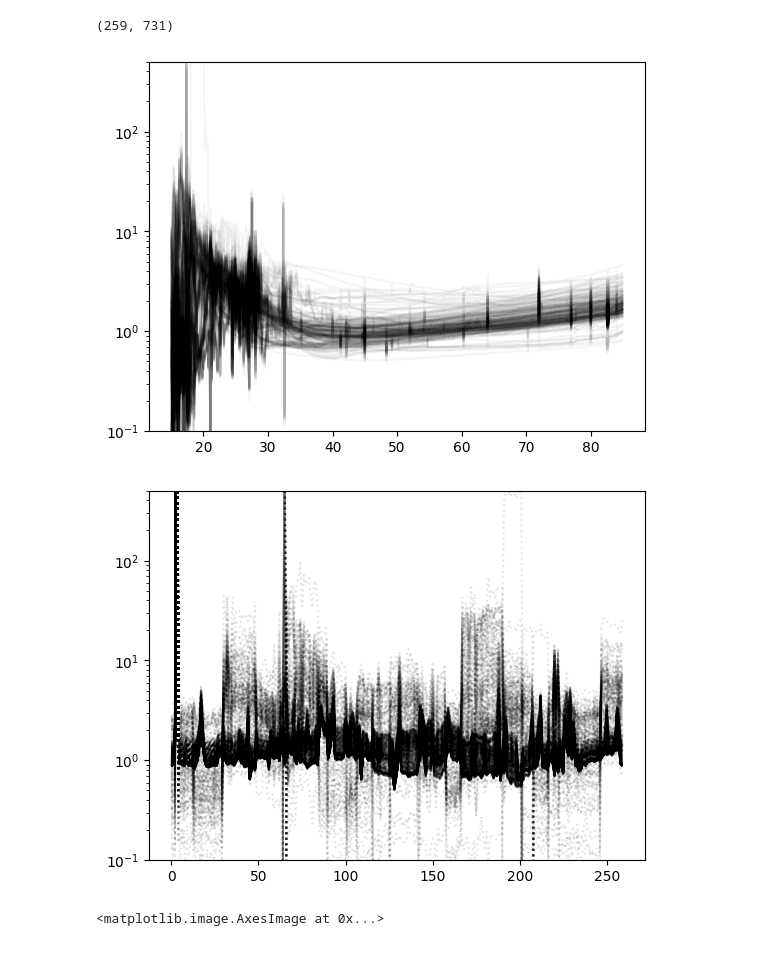
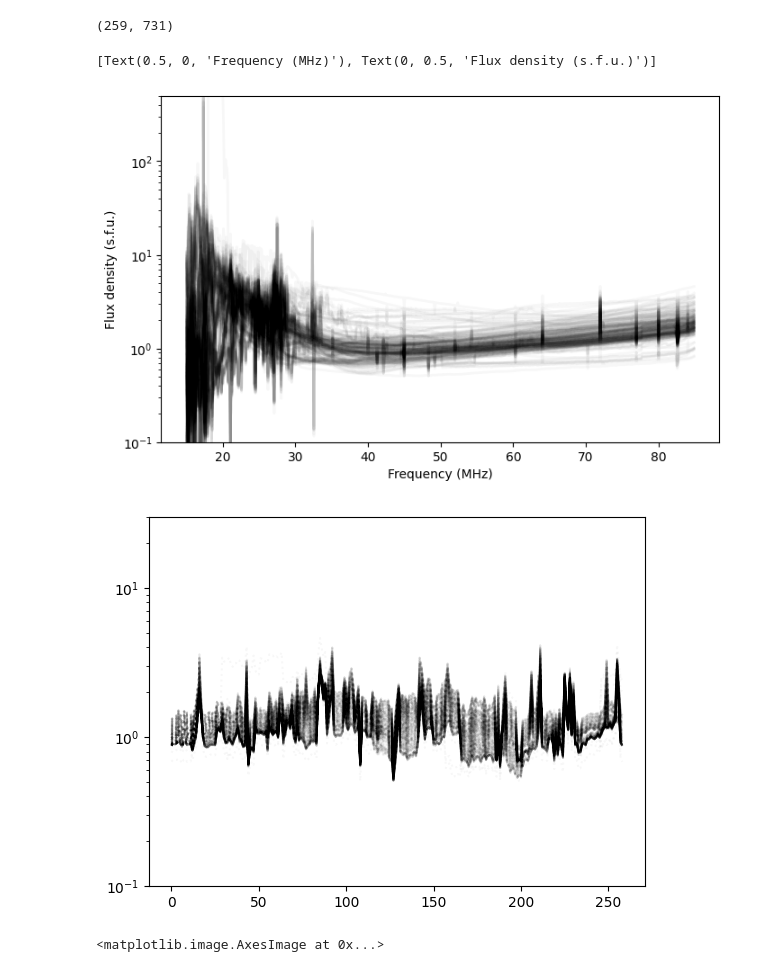
Before and after one commit to peijin94/PhySynthTrainer, a Jupyter notebook: example/detection_demo.ipynb, the cells around one changed output. Drawn from its saved outputs; the diff is of its cells as text; code cells hidden in the pictures.

```diff
--- a/example/detection_demo.ipynb
+++ b/example/detection_demo.ipynb
@@ -65,5 +58,5 @@ Results saved to /home/peijin/PhySynthTrainer/example/runs/detect/predict2
 # %%
-npzpath = "/data1/pzhang/PhySynthTrainer/scripts/background_2024.npz"
+npzpath = "../scripts/background_2024.npz"
 data = np.load(npzpath)
 # %%
 plt.imshow(data['background'].T, vmax=10, vmin=0.5, cmap='inferno', aspect='auto')
@@ -101,17 +94,22 @@ bckgrd_list.shape
 # %% [output]
 (259, 731)
 # %%
-plt.plot(freqw_arr*1000, bckgrd_list.T, '-', color='k', alpha=0.04)
-plt.ylim(0.1, 500)
-plt.yscale('log')
+fig, ax = plt.subplots(figsize=(8, 5))
+ax.plot(freqw_arr*1000, bckgrd_list.T, '-', color='k', alpha=0.03, linewidth=2)
+ax.set_ylim(0.1, 500)
+ax.set_yscale('log')
+
+
+plt.setp(plt.gca(), xlabel='Frequency (MHz)', ylabel='Flux density (s.f.u.)')
 # %% [output]
+[Text(0.5, 0, 'Frequency (MHz)'), Text(0, 0.5, 'Flux density (s.f.u.)')]
-[figure, old version]
+[figure, new version]
 # %%
-plt.plot(bckgrd_list,':', color='k', alpha=0.1)
-plt.ylim(0.1, 500)
+plt.plot(bckgrd_list[:,250:700],':', color='k', alpha=0.03)
+plt.ylim(0.1, 30)
 plt.yscale('log')
 # %% [output]
-[figure, old version]
+[figure, new version]
 # %%
 plt.imshow(bckgrd_list.T, vmax=10, vmin=0.5, cmap='inferno', aspect='auto')
 # %% [output]
```
Also changed, not shown: parts of 6 cells of this notebook, 3 other files.
